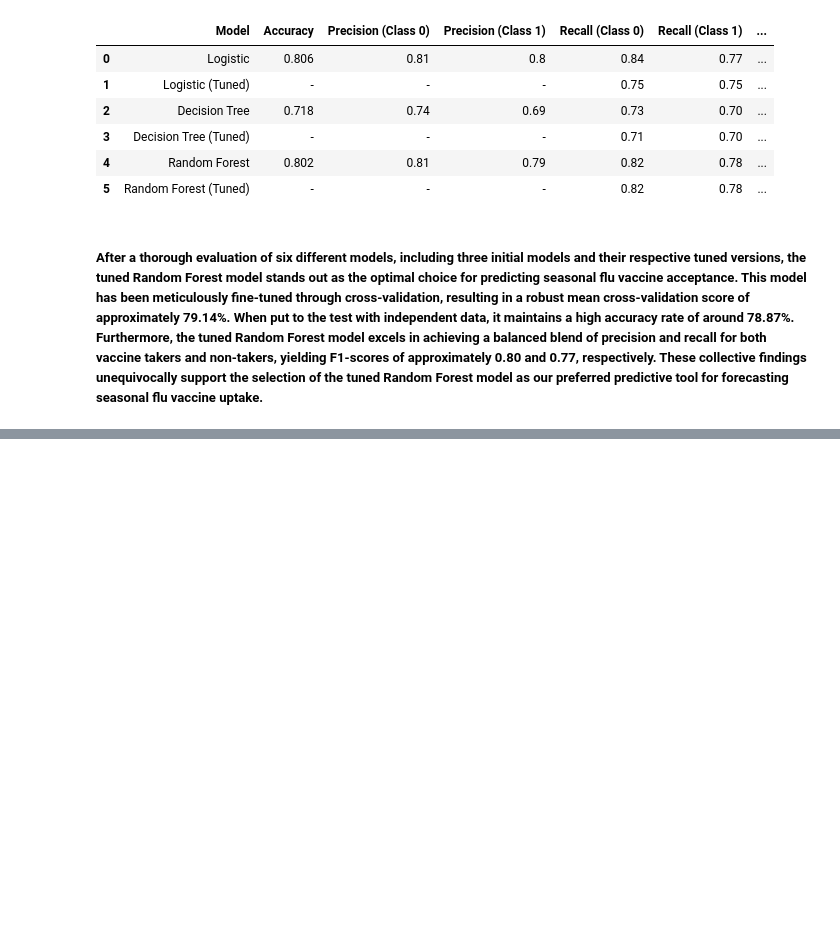
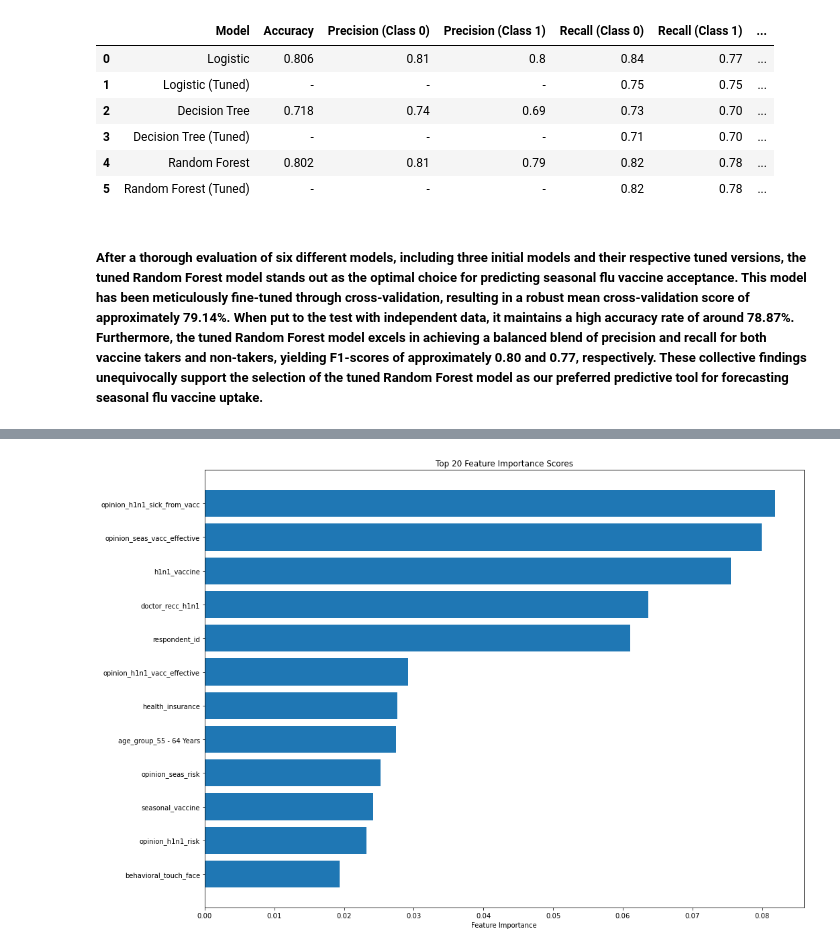
Before and after one commit to pmjustafort/flushotlearning, a Jupyter notebook: paul_scratch.ipynb, the cells around one changed output, grey strips where cells are left out. Cells and saved outputs as stored; diff of their text form; code cells hidden in the pictures; blank space fills up the shorter version.

```diff
--- a/paul_scratch.ipynb
+++ b/paul_scratch.ipynb
@@ -547,0 +618,16 @@ models_results
+# %%
+# Displaying the top 20 most important features
+top_n = 12
+sorted_importances = sorted_importances[:top_n]
+sorted_feature_names = sorted_feature_names[:top_n]
+
+# Creating a bar chart
+plt.figure(figsize=(16, 12))
+plt.barh(range(len(sorted_feature_names)), sorted_importances, align='center')
+plt.yticks(range(len(sorted_feature_names)), sorted_feature_names)
+plt.xlabel('Feature Importance')
+plt.title('Top 20 Feature Importance Scores')
+plt.gca().invert_yaxis()
+plt.show()
+# %% [output]
+[figure, added]
```
Also changed, not shown: parts of 8 cells of this notebook, 3 other files.
